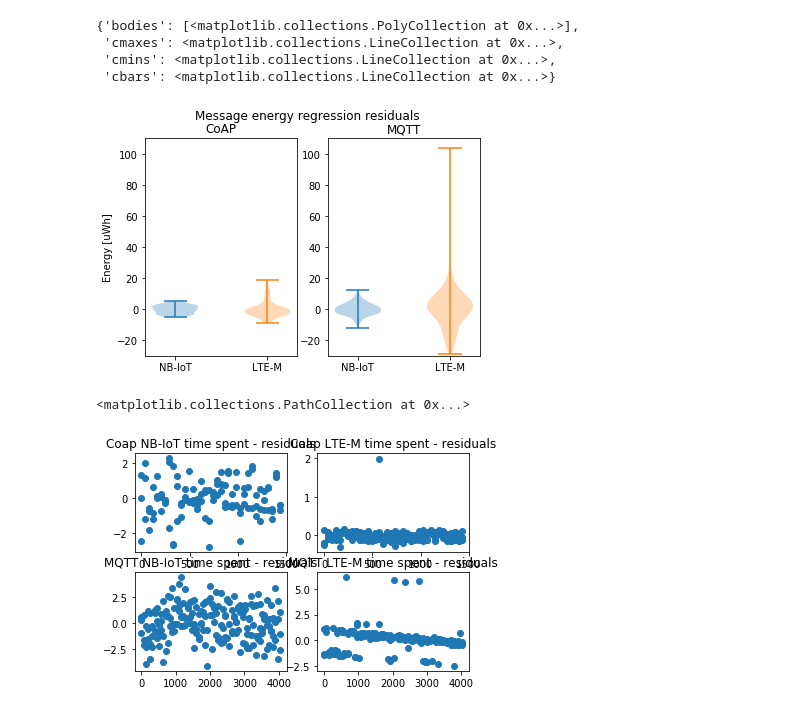
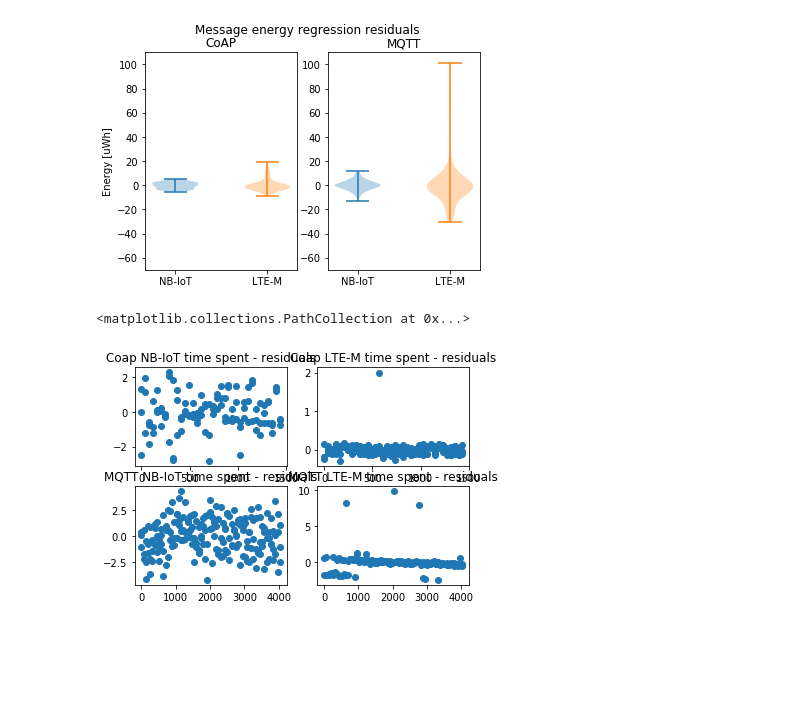
Before and after one commit to crfosse/dt_data, a Jupyter notebook: processing_sweep_psm.ipynb, the cells around one changed output. Drawn from its saved outputs; the diff is of its cells as text; code cells hidden in the pictures; blank space fills up the shorter version.

```diff
--- a/processing_sweep_psm.ipynb
+++ b/processing_sweep_psm.ipynb
@@ -79,7 +81,7 @@ sweep_file3 = "../measurements/otii/sweep_ltem_mqtt_psm_test03.csv"
 mqtt_ltem_data = []
 mqtt_ltem_data.append(pd.read_csv(sweep_file1))
 mqtt_ltem_data.append(pd.read_csv(sweep_file2))
-mqtt_ltem_data.append(pd.read_csv(sweep_file3))
+#mqtt_ltem_data.append(pd.read_csv(sweep_file3)) #major outlier that affects segmenting
 # %%
 coap_nb_energy = []
 coap_nb_current = []
@@ -283,5 +206,5 @@ Batch: 3
 # %%
 plt.figure()
 for i in timing_coap_ltem:
-    plt.plot(np.array(i)*delta_t)
+    plt.plot(np.array(i))
 # %% [output]
@@ -437,35 +332 @@ print(len(mqtt_nb_avg))
 64
-# %%
-segments_mqtt_ltem = []
-timing_mqtt_ltem = []
-
-before_segment = True
-
-idx = 0
-for batch in mqtt_ltem_current:
-    print("Batch: " + str(idx))
-    curr_set = []
-    curr_timing = []
-    i = 120000
-    index_list = []
-    endpoint = (batch.index.size)
-    while(i < endpoint):
-        curr_meas = batch.iloc[i]
-        if(before_segment):
-            if(curr_meas > 0.05):
-                curr_set.append(batch.iloc[(i-400):(i+100000)])
-                segment_start = i
-                i+=80000
-                before_segment = False
-            else:
-                i += 1
-        else:
-            if(curr_meas > 0.01):
-                curr_timing.append(i - segment_start)
-                i+=40000
-                before_segment = True
-            else:
-                i-=1
-    segments_mqtt_ltem.append(curr_set)
-    timing_mqtt_ltem.append(curr_timing)
-    idx += 1
@@ -727,33 +713,31 @@ ax4.scatter(residuals_mqtt_ltem[0], residuals_mqtt_ltem[1])
 # %%
 fig, (ax1, ax2) = plt.subplots(1,2)
 
 fig.suptitle("Message energy regression residuals")
 
 ax1.set(ylabel="Energy [uWh]")
-y_min = -30
+y_min = -70
 y_max = 110
 
 ax1.set_ylim([y_min,y_max])
 ax2.set_ylim([y_min,y_max])
 
 ax1.set_title("CoAP")
 ax1.set_xticks([1,2])
 ax1.set_xticklabels(['NB-IoT', "LTE-M"])
 ax2.set_title("MQTT")
 ax2.set_xticks([1,2])
 ax2.set_xticklabels(['NB-IoT', "LTE-M"])
 
 ax1.violinplot(residuals_coap_nb[1], positions = [1])
 ax1.violinplot(residuals_coap_ltem[1], positions = [2])
 
 ax2.violinplot(residuals_mqtt_nb[1], positions = [1])
 ax2.violinplot(residuals_mqtt_ltem[1], positions = [2])
+
+plt.savefig("plots/energy_reg_res.pdf", bbox_inches='tight')
 # %% [output]
-{'bodies': [<matplotlib.collections.PolyCollection at 0x...>],
- 'cmaxes': <matplotlib.collections.LineCollection at 0x...>,
- 'cmins': <matplotlib.collections.LineCollection at 0x...>,
- 'cbars': <matplotlib.collections.LineCollection at 0x...>}
-[figure, old version]
+[figure, new version]
 # %%
 residuals_time_coap_nb   = get_residuals(timing_coap_nb,   timing_coap_nb_res,     bytes_coap)
 residuals_time_coap_ltem = get_residuals(timing_coap_ltem, timing_coap_ltem_res,   bytes_coap)
@@ -767,13 +751,13 @@ ax2.set_title("Coap LTE-M time spent - residuals")
 ax3.set_title("MQTT NB-IoT time spent - residuals")
 ax4.set_title("MQTT LTE-M time spent - residuals")
 
-ax1.scatter(residuals_time_coap_nb[0]  , residuals_time_coap_nb[1]*delta_t  )
-ax2.scatter(residuals_time_coap_ltem[0], residuals_time_coap_ltem[1]*delta_t)
-ax3.scatter(residuals_time_mqtt_nb[0]  , residuals_time_mqtt_nb[1]*delta_t  )
-ax4.scatter(residuals_time_mqtt_ltem[0], residuals_time_mqtt_ltem[1]*delta_t)
+ax1.scatter(residuals_time_coap_nb[0]  , residuals_time_coap_nb[1])
+ax2.scatter(residuals_time_coap_ltem[0], residuals_time_coap_ltem[1])
+ax3.scatter(residuals_time_mqtt_nb[0]  , residuals_time_mqtt_nb[1]    )
+ax4.scatter(residuals_time_mqtt_ltem[0], residuals_time_mqtt_ltem[1])
 # %% [output]
 <matplotlib.collections.PathCollection at 0x...>
-[figure, old version]
+[figure, new version]
 # %%
 fig, (ax1, ax2) = plt.subplots(1,2)
 
```
Also changed, not shown: parts of 35 cells of this notebook, 15 other files.
